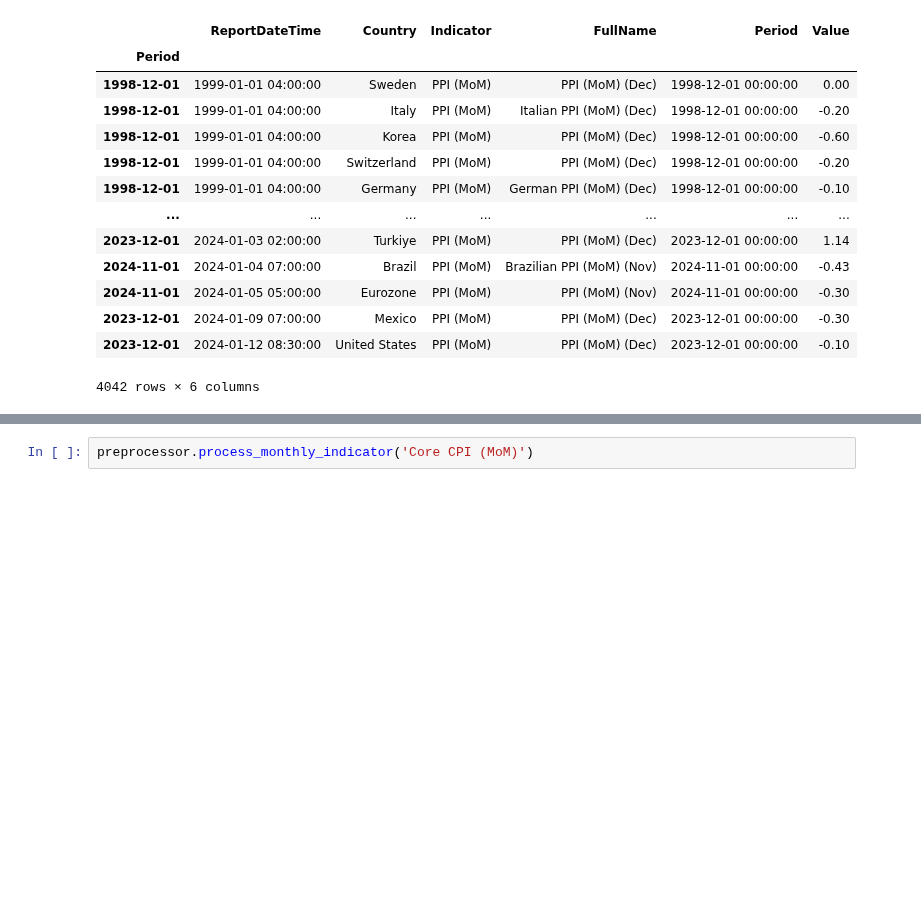
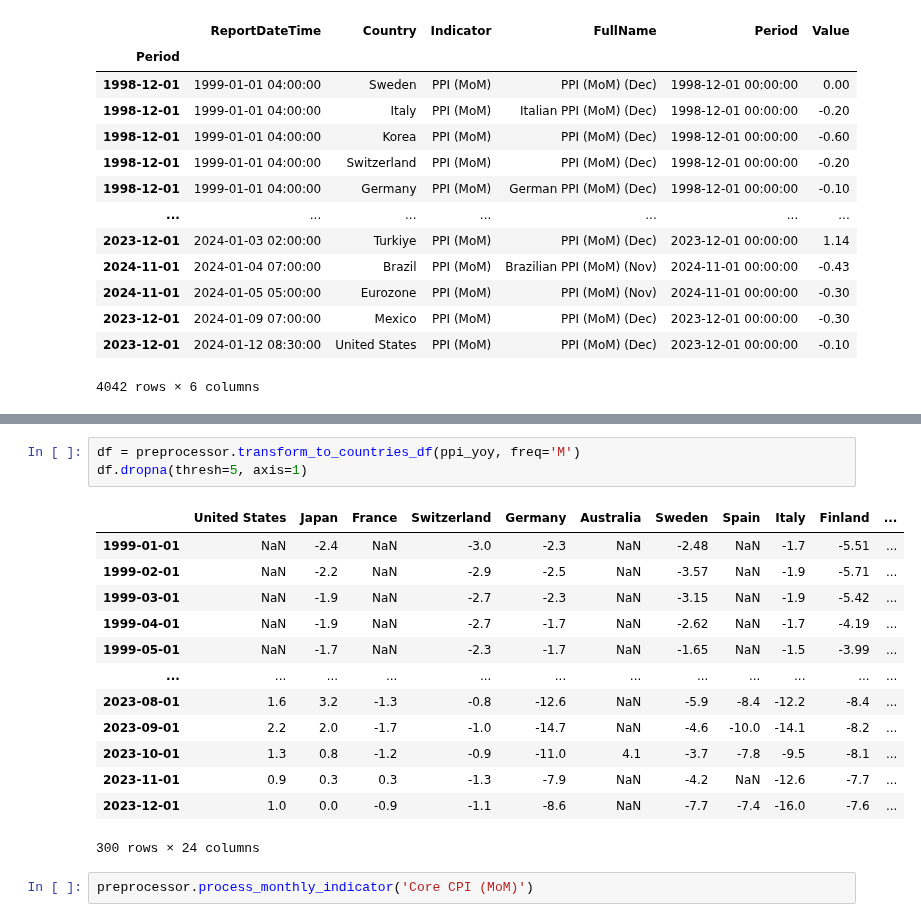
Before and after one commit to lharazin/TFM, a Jupyter notebook: Data/Investing_EconomicCalendar/calendar_preprocessing.ipynb, the cells around one changed output, grey strips where cells are left out. Drawn from its saved outputs; the diff is of its cells as text; blank space fills up the shorter version.

```diff
--- a/Data/Investing_EconomicCalendar/calendar_preprocessing.ipynb
+++ b/Data/Investing_EconomicCalendar/calendar_preprocessing.ipynb
@@ -241,3 +242,20 @@ Data coverage since 2013 (30 countries): 49.6 %
+# %%
+df = preprocessor.transform_to_countries_df(ppi_yoy, freq='M')
+df.dropna(thresh=5, axis=1)
+# %% [output]
+|  | United States | Japan | France | Switzerland | Germany | Australia | Sweden | Spain | Italy | Finland | ... |
+| 1999-01-01 | NaN | -2.4 | NaN | -3.0 | -2.3 | NaN | -2.48 | NaN | -1.7 | -5.51 | ... |
+| 1999-02-01 | NaN | -2.2 | NaN | -2.9 | -2.5 | NaN | -3.57 | NaN | -1.9 | -5.71 | ... |
+| 1999-03-01 | NaN | -1.9 | NaN | -2.7 | -2.3 | NaN | -3.15 | NaN | -1.9 | -5.42 | ... |
+| 1999-04-01 | NaN | -1.9 | NaN | -2.7 | -1.7 | NaN | -2.62 | NaN | -1.7 | -4.19 | ... |
+| 1999-05-01 | NaN | -1.7 | NaN | -2.3 | -1.7 | NaN | -1.65 | NaN | -1.5 | -3.99 | ... |
+| ... | ... | ... | ... | ... | ... | ... | ... | ... | ... | ... | ... |
+| 2023-08-01 | 1.6 | 3.2 | -1.3 | -0.8 | -12.6 | NaN | -5.9 | -8.4 | -12.2 | -8.4 | ... |
+| 2023-09-01 | 2.2 | 2.0 | -1.7 | -1.0 | -14.7 | NaN | -4.6 | -10.0 | -14.1 | -8.2 | ... |
+| 2023-10-01 | 1.3 | 0.8 | -1.2 | -0.9 | -11.0 | 4.1 | -3.7 | -7.8 | -9.5 | -8.1 | ... |
+| 2023-11-01 | 0.9 | 0.3 | 0.3 | -1.3 | -7.9 | NaN | -4.2 | NaN | -12.6 | -7.7 | ... |
+| 2023-12-01 | 1.0 | 0.0 | -0.9 | -1.1 | -8.6 | NaN | -7.7 | -7.4 | -16.0 | -7.6 | ... |
+300 rows × 24 columns
 # %%
 preprocessor.process_monthly_indicator('Core CPI (MoM)')
 # %% [output]
```
Also changed, not shown: parts of 1 cell of this notebook, 5 other files.
